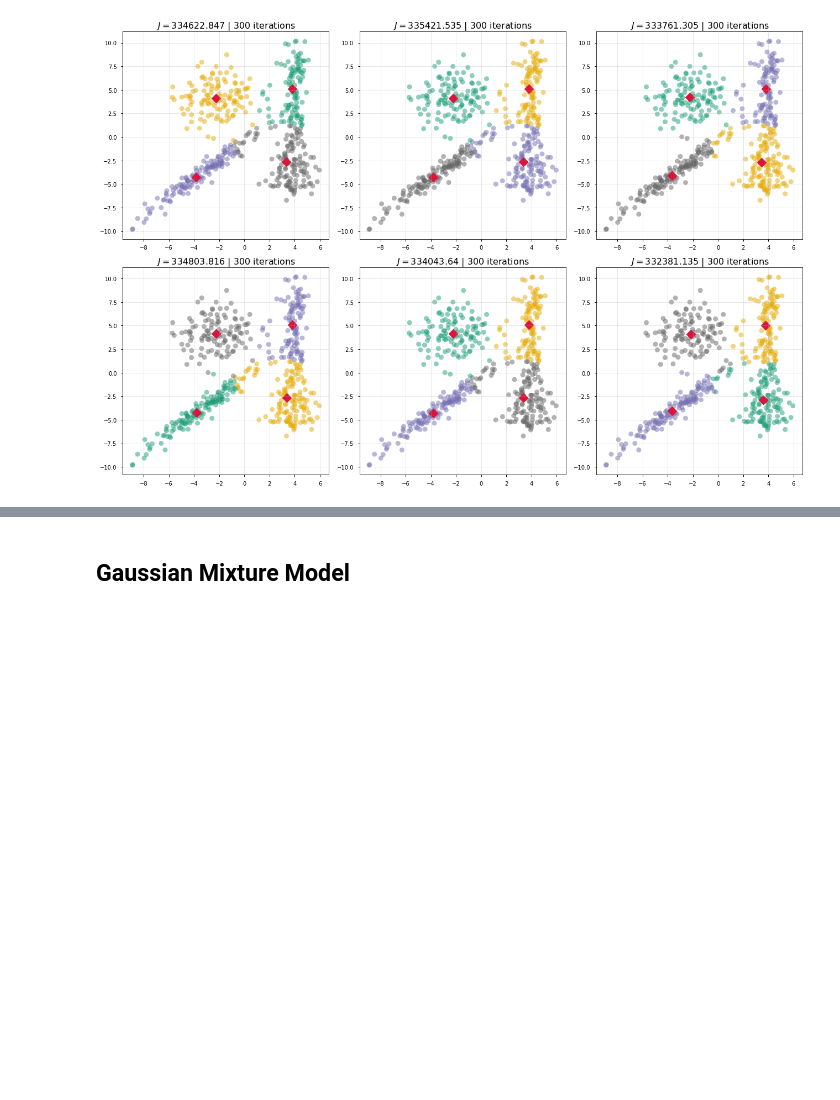
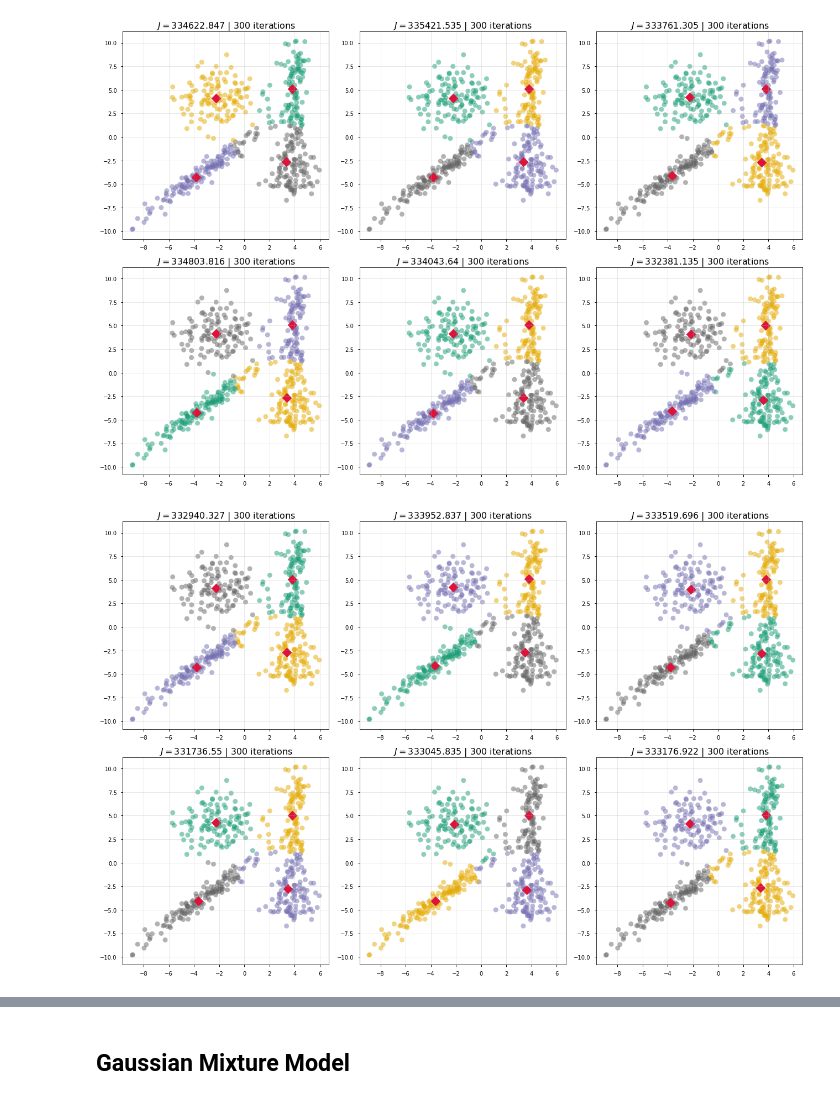
Before and after one commit to shahineb/archives1819, a Jupyter notebook: HWK2/HWK2.ipynb, the cells around one changed output, grey strips where cells are left out. Cells and saved outputs as stored; diff of their text form; code cells hidden in the pictures; blank space fills up the shorter version.

Commit message:
add k++ initialization K means

```diff
--- a/HWK2/HWK2.ipynb
+++ b/HWK2/HWK2.ipynb
@@ -62,6 +62,7 @@ seed = [1, 3, 7, 13, 17, 37]
 
 fig, ax = plt.subplots(n_row, n_col, figsize = (18, 12))
 
+result_list = []
 for i in range(n_row):
     for j in range(n_col):
         np.random.seed(seed[n_col*i+j])
@@ -71,6 +72,9 @@ for i in range(n_row):
         ax[i][j].scatter(*kmeans.centroids_.T, marker=MARKER, s=MARKER_SIZE, color=MARKER_COLOR)
         distortion = str(round(kmeans.distorsion_,3))
         nr_iterations = str(kmeans.n_iter_)
+        centroid_list = kmeans.centroids_.tolist()
+        centroid_list.sort()
+        result_list.append((centroid_list,distortion))
         ax[i][j].set_title(r"$J = $" + distortion + " | " + nr_iterations + " iterations", size=16)
         ax[i][j].grid(alpha=0.3)
 plt.tight_layout()
@@ -79,0 +86,27 @@ plt.tight_layout()
+# %%
+# K-means++
+n_row = 2
+n_col = 3
+seed = [1, 3, 7, 13, 17, 37]
+
+fig, ax = plt.subplots(n_row, n_col, figsize = (18, 12))
+
+result_list_k = []
+for i in range(n_row):
+    for j in range(n_col):
+        np.random.seed(seed[n_col*i+j])
+        kmeans = KMeans(nr_clusters=4, n_init=1,init='k-means++')
+        kmeans.fit(train)
+        ax[i][j].scatter(*train.T, c=kmeans.labels_, cmap=CMAP, **plot_kwds)
+        ax[i][j].scatter(*kmeans.centroids_.T, marker=MARKER, s=MARKER_SIZE, color=MARKER_COLOR)
+        distortion = str(round(kmeans.distorsion_,3))
+        nr_iterations = str(kmeans.n_iter_)
+        centroid_list = kmeans.centroids_.tolist()
+        centroid_list.sort()
+        result_list_k.append((centroid_list,distortion))
+        ax[i][j].set_title(r"$J = $" + distortion + " | " + nr_iterations + " iterations", size=16)
+        ax[i][j].grid(alpha=0.3)
+plt.tight_layout()
+# plt.savefig("docs/img/kmeans.png")
+# %% [output]
+[figure, added]
```
Also changed, not shown: parts of 2 cells of this notebook, 1 other file.
